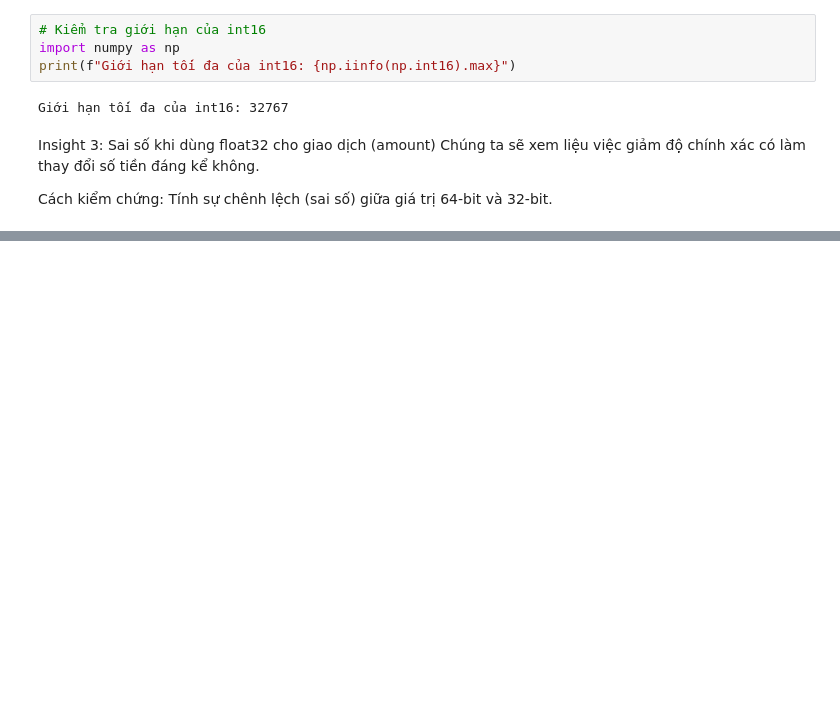
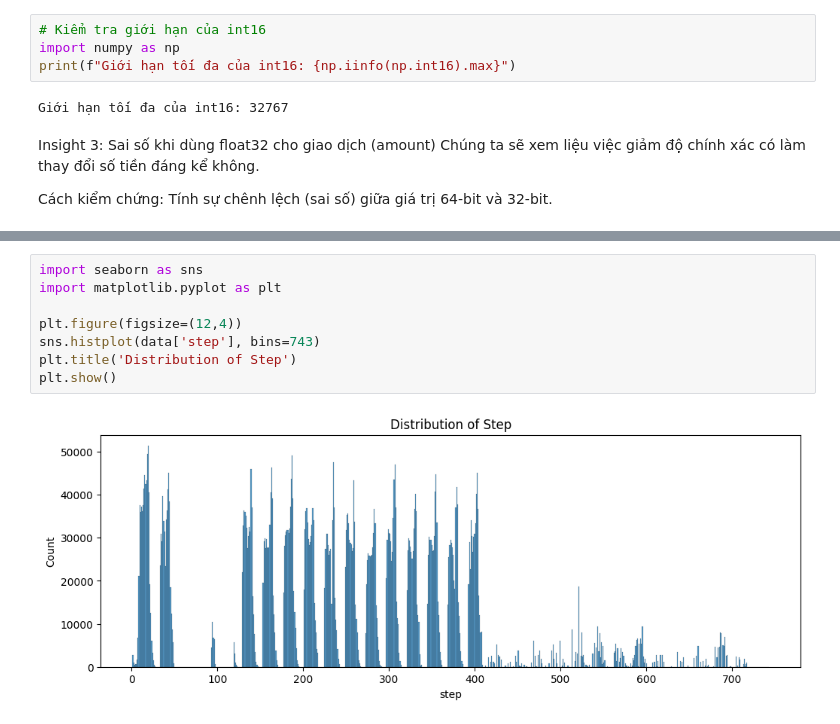
Before and after one commit to huudang-de/fraud-detection-paysim, a Jupyter notebook: notebooks/01_eda.ipynb, the cells around one changed output, grey strips where cells are left out. Saved outputs shown, nothing was run; the diff lists cells and outputs as text; blank space fills up the shorter version.

```diff
--- a/notebooks/01_eda.ipynb
+++ b/notebooks/01_eda.ipynb
@@ -95,0 +181,10 @@ Sai số trung bình trên mỗi giao dịch: 0.0033932988
+# %%
+import seaborn as sns
+import matplotlib.pyplot as plt
+
+plt.figure(figsize=(12,4))
+sns.histplot(data['step'], bins=743)
+plt.title('Distribution of Step')
+plt.show()
+# %% [output]
+[figure, added]
```
Also changed, not shown: parts of 35 cells of this notebook, 1 other file.
